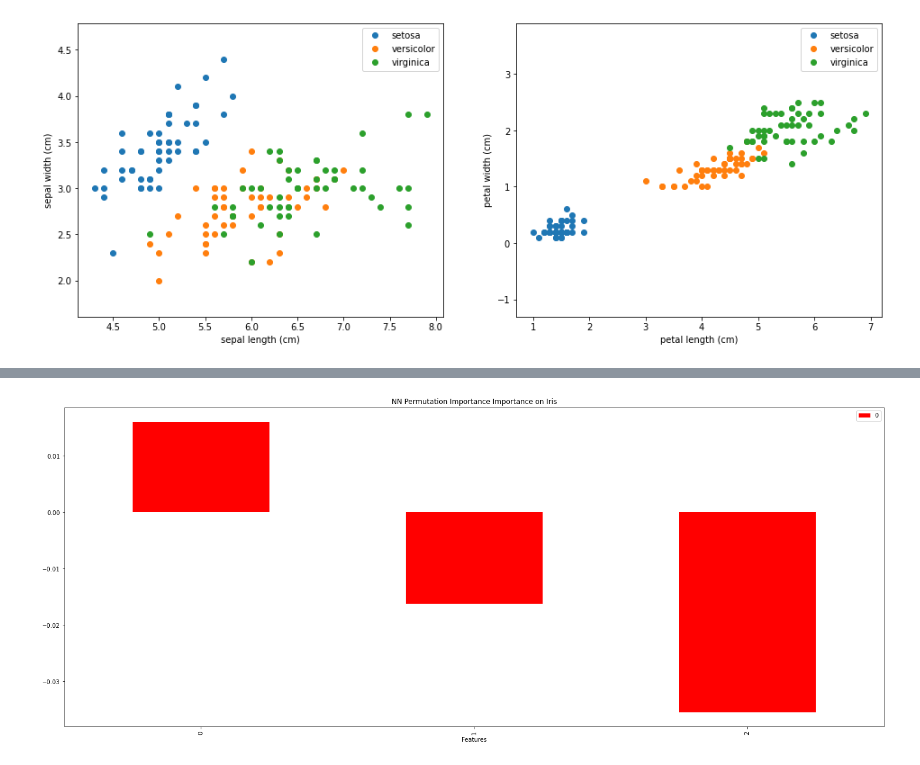
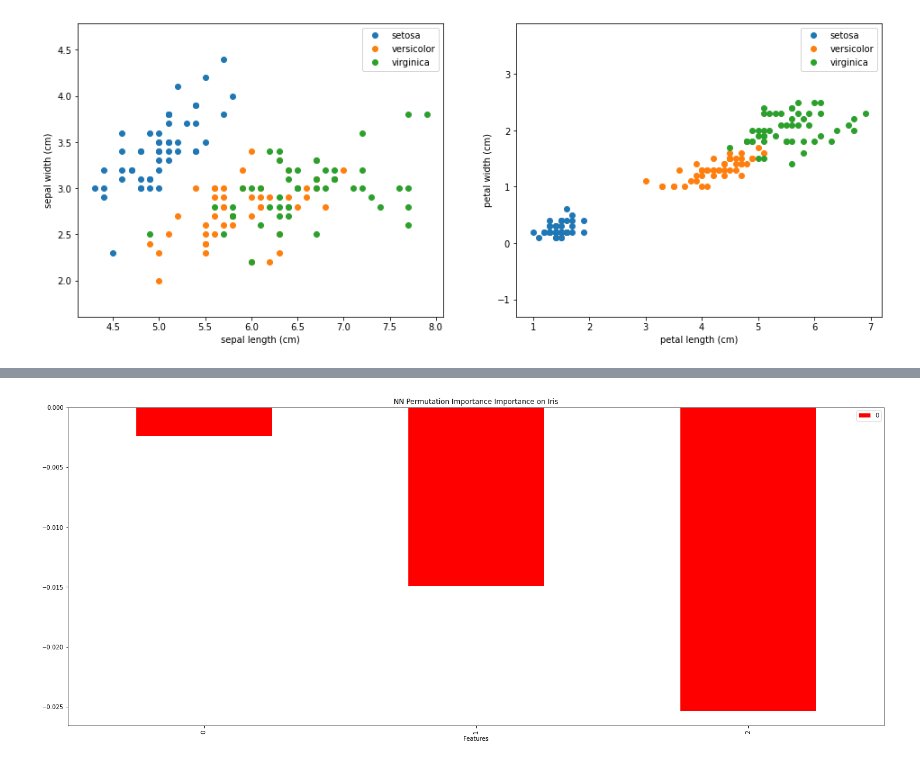
Before and after one commit to chiaraboetti/SML-project, a Jupyter notebook: model/blood/NN_blood.ipynb, the cells around one changed output, grey strips where cells are left out. Drawn from its saved outputs; the diff is of its cells as text; code cells hidden in the pictures.

```diff
--- a/model/blood/NN_blood.ipynb
+++ b/model/blood/NN_blood.ipynb
@@ -203,7 +216,7 @@ def nn_model():
 # %%
 sum_weight = 0
 
-for i in range(2):
+for i in range(1):
 
     # define the model
     rus = RandomUnderSampler(random_state=i)
@@ -213,7 +226,7 @@ for i in range(2):
     my_model.fit(X_res,y_res)
 
     perm = PermutationImportance(my_model, random_state=i).fit(test1_X, test1_y)
-    sum_weight += eli5.show_weights(perm, test1_X.columns.tolist())
+    sum_weight += perm.feature_importances_
     print("done: " + str(i))
 
-avg_weigth = sum_weight/len(models)
+avg_importance = pd.DataFrame(sorted(sum_weight/1, reverse=True))
@@ -303,7 +426,7 @@ avg_importance = pd.DataFrame(sorted(sum_weight/10, reverse=True))
 # %%
-pd.DataFrame(avg_importance[:3]).plot.bar(figsize = (25, 10), color = 'r')
+avg_importance[:3].plot.bar(figsize = (25, 10), color = 'r')
 plt.title('NN Permutation Importance Importance on Iris')
 plt.xlabel('Features')
 plt.show()
 # %% [output]
-[figure, old version]
+[figure, new version]
```
Also changed, not shown: parts of 5 cells of this notebook, 1 other file.
